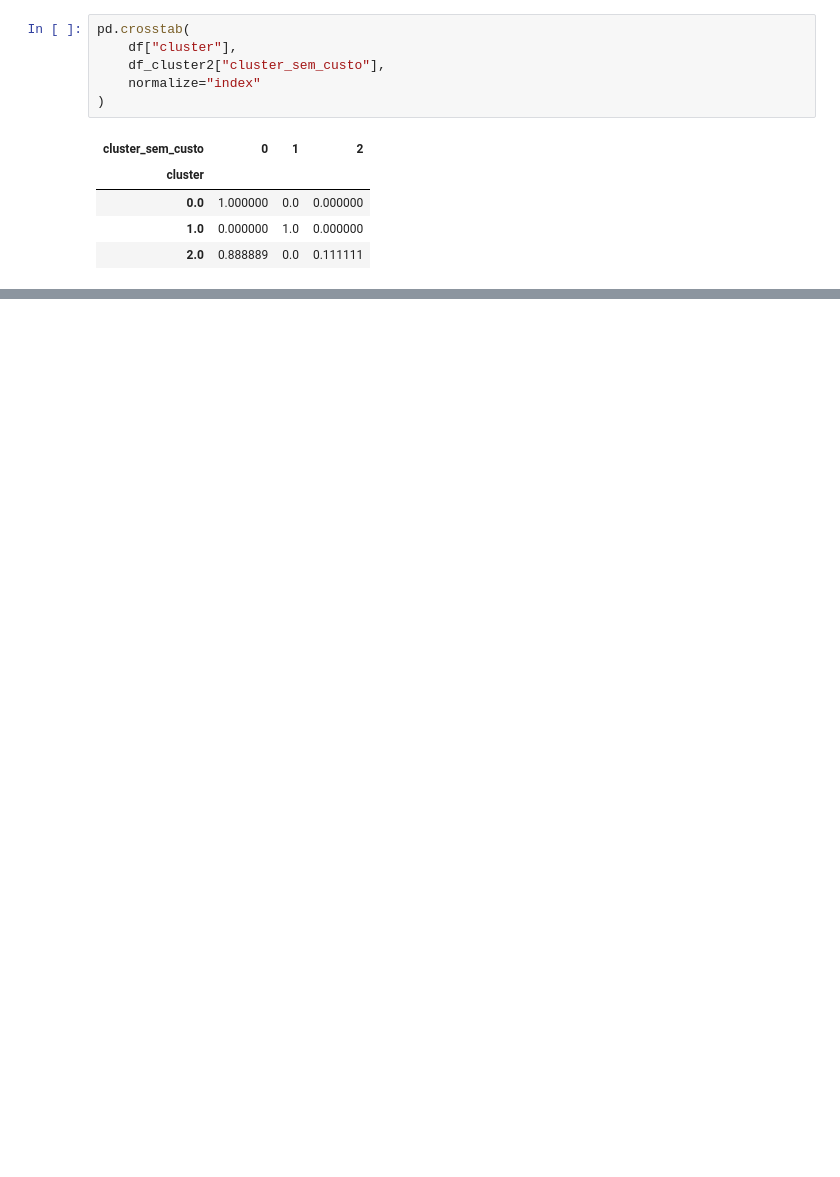
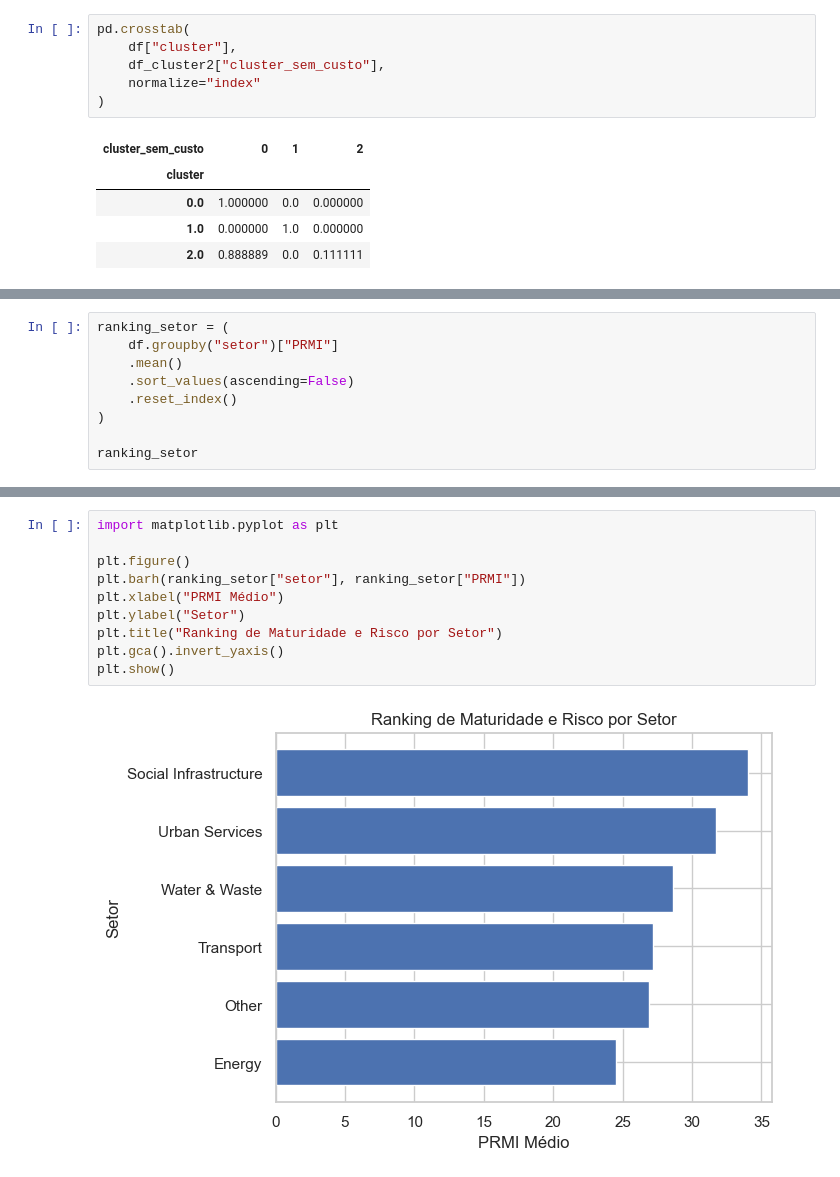
Before and after one commit to TheCarlosRamos/Painel-Projetos, a Jupyter notebook: analise_ml.ipynb, the cells around one changed output, grey strips where cells are left out. Cells and saved outputs as stored; diff of their text form; blank space fills up the shorter version.

```diff
--- a/analise_ml.ipynb
+++ b/analise_ml.ipynb
@@ -699,0 +930,9 @@ NameError: name 'df' is not defined
+# %%
+ranking_setor = (
+    df.groupby("setor")["PRMI"]
+    .mean()
+    .sort_values(ascending=False)
+    .reset_index()
+)
+
+ranking_setor
@@ -699,0 +947,12 @@ NameError: name 'df' is not defined
+# %%
+import matplotlib.pyplot as plt
+
+plt.figure()
+plt.barh(ranking_setor["setor"], ranking_setor["PRMI"])
+plt.xlabel("PRMI Médio")
+plt.ylabel("Setor")
+plt.title("Ranking de Maturidade e Risco por Setor")
+plt.gca().invert_yaxis()
+plt.show()
+# %% [output]
+[figure, added]
```
Also changed, not shown: parts of 27 cells of this notebook, 52 other files.
